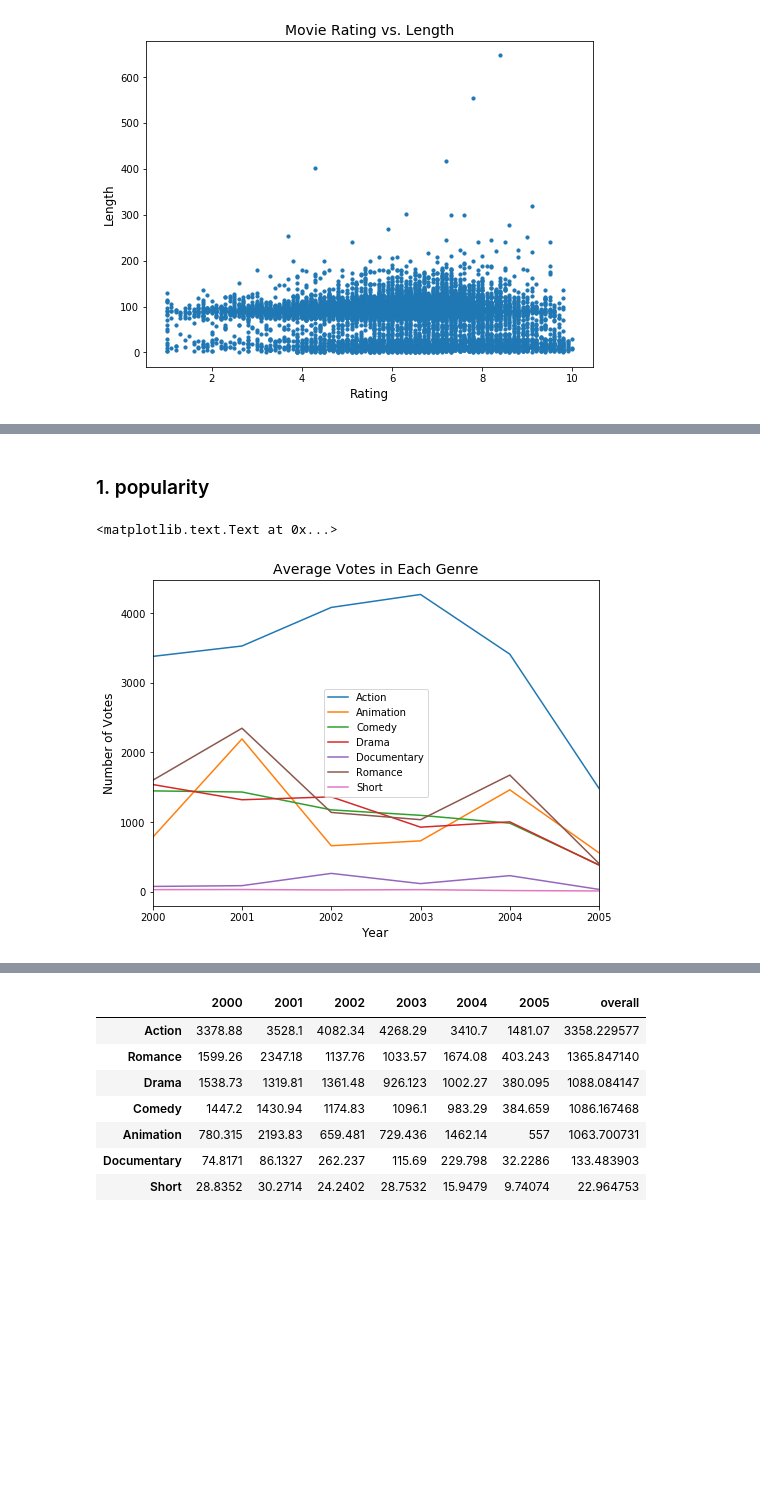
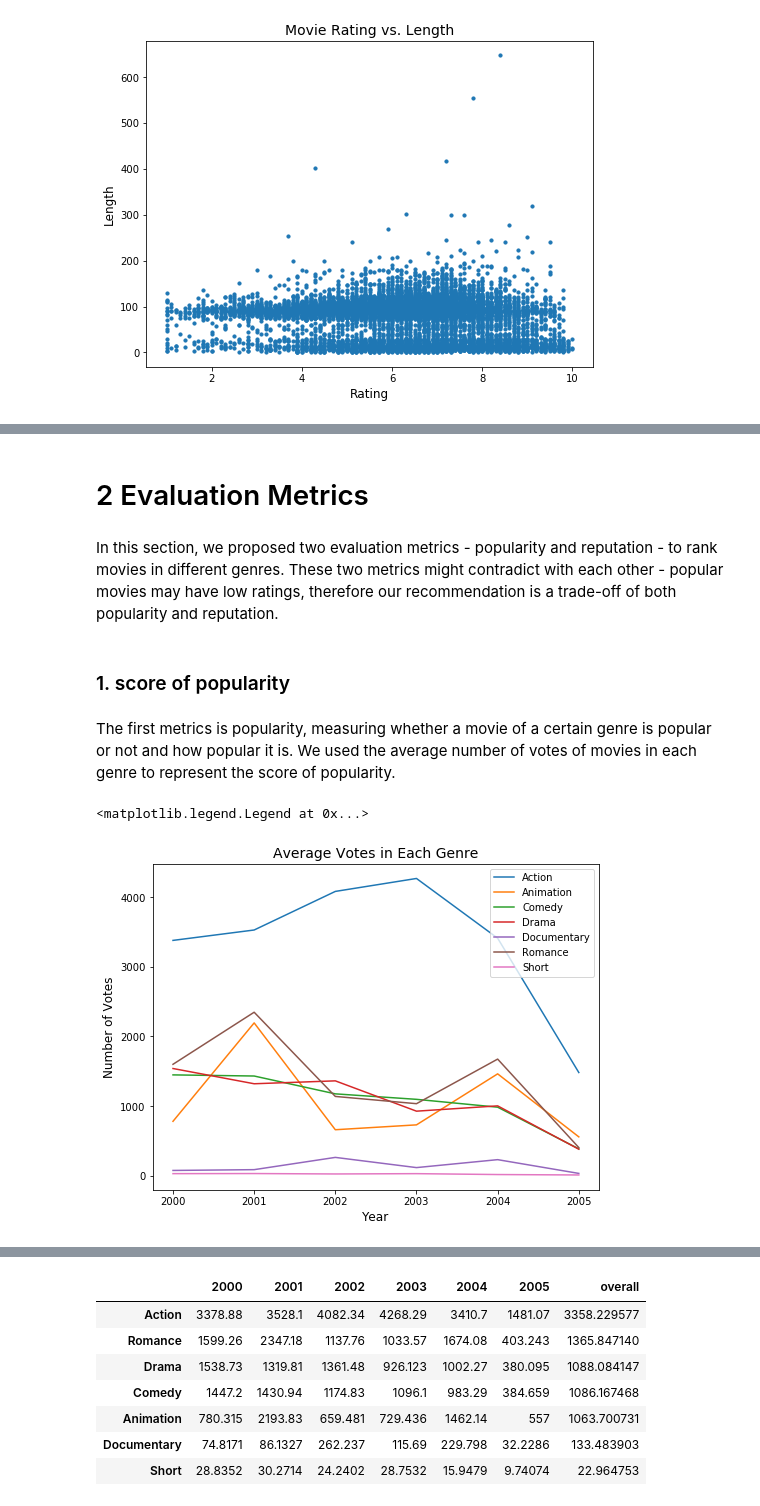
Before and after one commit to wzding/Machine_Learning_Nanodegree, a Jupyter notebook: movie.ipynb, the cells around one changed output, grey strips where cells are left out. Cells and saved outputs as stored; diff of their text form; code cells hidden in the pictures; blank space fills up the shorter version.

```diff
--- a/movie.ipynb
+++ b/movie.ipynb
@@ -101,14 +112,18 @@ year = df.groupby('year').sum().iloc[:,-7:]
 plt.figure(1,figsize=(20,6))
 
 plt.subplot(121)
-plt.plot(year)
+for g in genre:
+    plt.plot(year[g],label = g)
 plt.xlabel('Year', fontsize=14)
 plt.ylabel('Number of Movies', fontsize=14)
 plt.title('Number of Movies by Year', fontsize=16)
+plt.legend()
 
 plt.subplot(122)
-plt.plot(year[105:])
+for g in genre:
+    plt.plot(year[105:][g],label = g)
 plt.xlabel('Year', fontsize=14)
 plt.ylabel('Number of Movies', fontsize=14)
 plt.title('Number of Movies by Year', fontsize=16)
+plt.legend()
 # %% [output]
@@ -170,5 +192,11 @@ plt.title('Movie Rating vs. Length', fontsize=14)
+# %% [markdown]
+# 2 Evaluation Metrics
+# %% [markdown]
+In this section, we proposed two evaluation metrics - popularity and reputation - to rank movies in different genres. These two metrics might contradict with each other - popular movies may have low ratings, therefore our recommendation is a trade-off of both popularity and reputation.
 # %% [markdown]
-### 1. popularity
+### 1. score of popularity
+# %% [markdown]
+The first metrics is popularity, measuring whether a movie of a certain genre is popular or not and how popular it is. We used the average number of votes of movies in each genre to represent the score of popularity.
 # %%
 metric_pop = pd.DataFrame(index=xrange(2000,2006), columns=genre)
 
@@ -178,10 +206,13 @@ for y in xrange(2000,2006):
         res.append(df.loc[(df.year == y) & (df[g] == 1)]['votes'].mean())
     metric_pop.loc[y] = res
 # %%
-metric_pop.plot(figsize=(8,6))
+plt.figure(1,figsize=(8,6))
+for g in genre:
+    plt.plot(metric_pop[g],label = g)
 plt.xlabel('Year', fontsize=12)
 plt.ylabel('Number of Votes', fontsize=12)
 plt.title('Average Votes in Each Genre', fontsize=14)
+plt.legend(loc=1)
 # %% [output]
-<matplotlib.text.Text at 0x...>
+<matplotlib.legend.Legend at 0x...>
-[figure, old version]
+[figure, new version]
```
Also changed, not shown: parts of 30 cells of this notebook.
